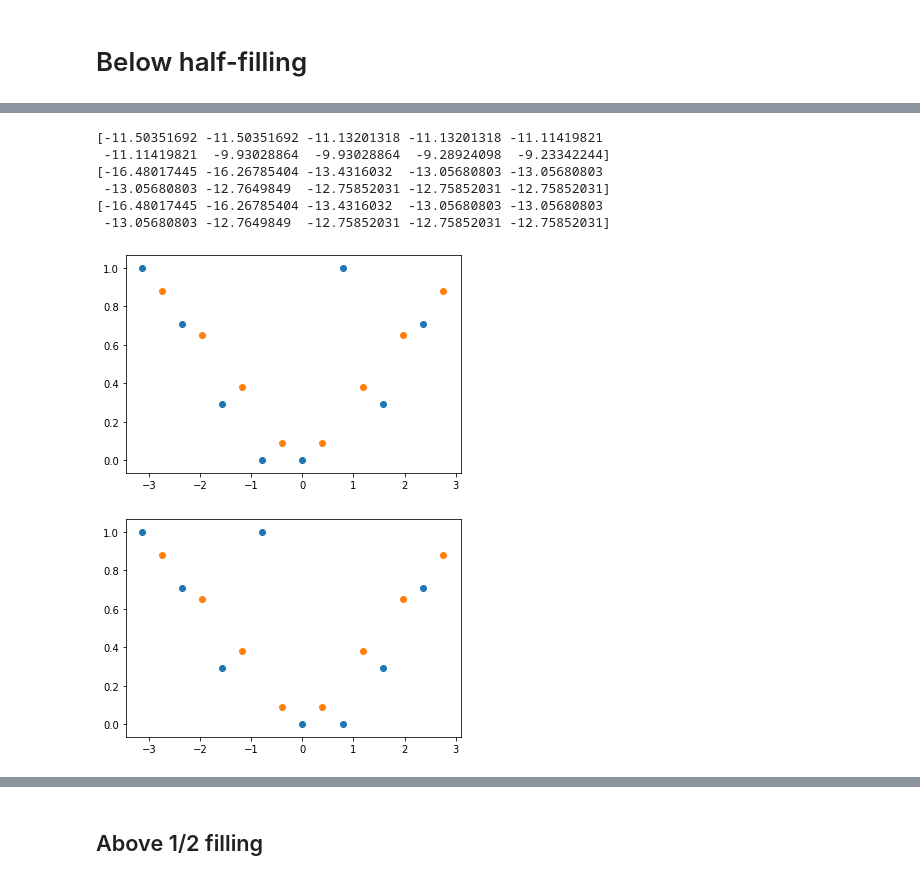
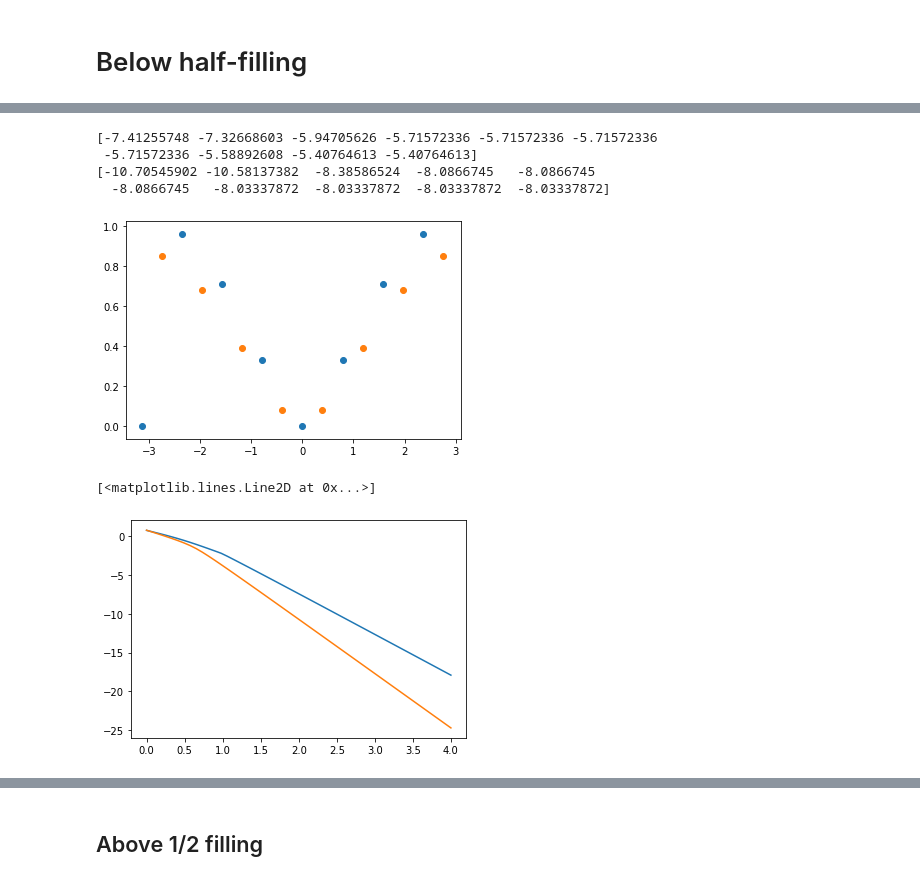
Before and after one commit to wholdhus/so5-richardson-gaudin, a Jupyter notebook: periodic_check.ipynb, the cells around one changed output, grey strips where cells are left out. Drawn from its saved outputs; the diff is of its cells as text; code cells hidden in the pictures.

```diff
--- a/periodic_check.ipynb
+++ b/periodic_check.ipynb
@@ -79,36 +89,38 @@ for i in range(len(eps_degen)):
 # %%
 ep, vp = hp_above.eigh()
-ea1, va1 = ha1_above.eigh()
-ea2, va2 = ha2_above.eigh()
+ea, va = ha_above.eigh()
 print(ep[:10])
-print(ea1[:10])
-print(ea2[:10])
+print(ea[:10])
 
 eps_degen = ep[np.abs(ep - ep[0]) < 10**-10]
 for i in range(len(eps_degen)):
     n_peri = find_nk(l, vp[:,i], basis)
-    n_anti = find_nk(l, va2[:,0], basis)
+    n_anti = find_nk(l, va[:,0], basis)
     plt.scatter(k_peri, n_peri)
     plt.scatter(k_anti, n_anti)
     plt.show()
 # %% [output]
-[-11.50351692 -11.50351692 -11.13201318 -11.13201318 -11.11419821
- -11.11419821  -9.93028864  -9.93028864  -9.28924098  -9.23342244]
-[-16.48017445 -16.26785404 -13.4316032  -13.05680803 -13.05680803
- -13.05680803 -12.7649849  -12.75852031 -12.75852031 -12.75852031]
-[-16.48017445 -16.26785404 -13.4316032  -13.05680803 -13.05680803
- -13.05680803 -12.7649849  -12.75852031 -12.75852031 -12.75852031]
+[-7.41255748 -7.32668603 -5.94705626 -5.71572336 -5.71572336 -5.71572336
+ -5.71572336 -5.58892608 -5.40764613 -5.40764613]
+[-10.70545902 -10.58137382  -8.38586524  -8.0866745   -8.0866745
+  -8.0866745   -8.03337872  -8.03337872  -8.03337872  -8.03337872]
-[figure, old version]
+[figure, new version]
-[figure, removed]
 # %%
-Gs = np.arange(0, 4.05, .05)*Gc
+Gs = np.linspace(0, 4, 50)*Gc
 eps_05 = np.zeros(len(Gs))
 eas_05 = np.zeros(len(Gs))
+
 for i, G in enumerate(tqdm.tqdm(Gs)):
     hp = periodic_ham(l, G, basis)
-    ha = ham_op_2(l, G, k_anti[l:], basis)
-    ep, _ = hp.eigh()
+    ha = antiperiodic_ham(l, G, basis)
+    ep, _ = hp.eigh()#k=1, which='SA')
     eps_05[i] = ep[0]
-    ea, _ = ha.eigh()
+    ea, _ = ha.eigh()#k=1, which='SA')
     eas_05[i] = ea[0]
+# %%
+plt.plot(Gs/Gc, eps_05)
+plt.plot(Gs/Gc, eas_05)
+# %% [output]
+[<matplotlib.lines.Line2D at 0x...>]
+[figure, added]
 # %%
```
Also changed, not shown: parts of 14 cells of this notebook, 5 other files.
